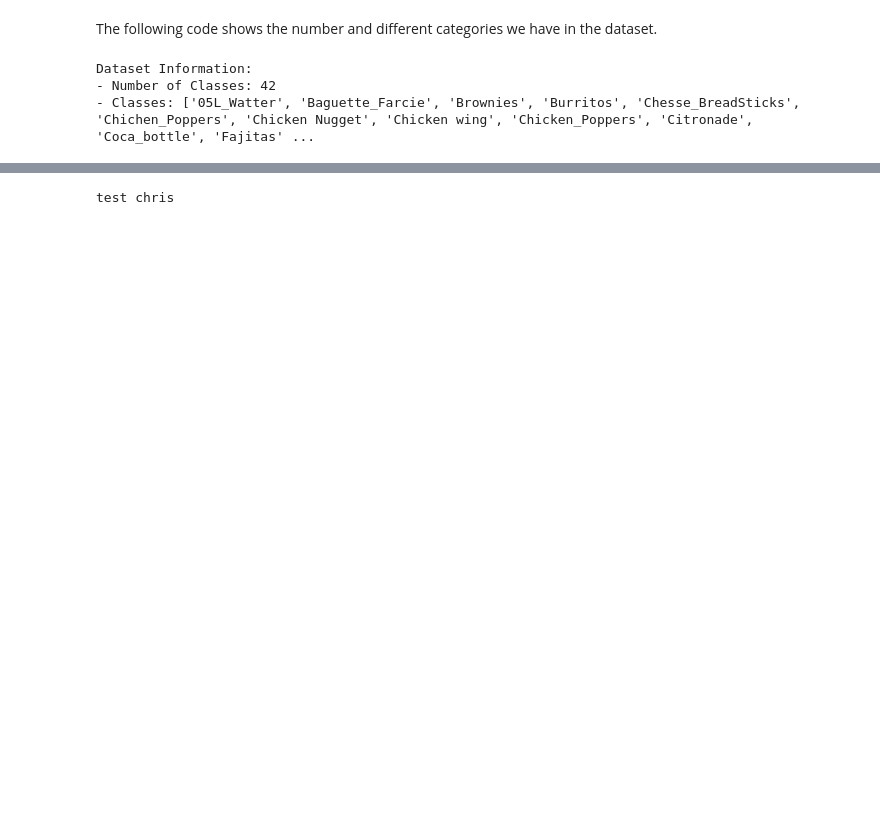
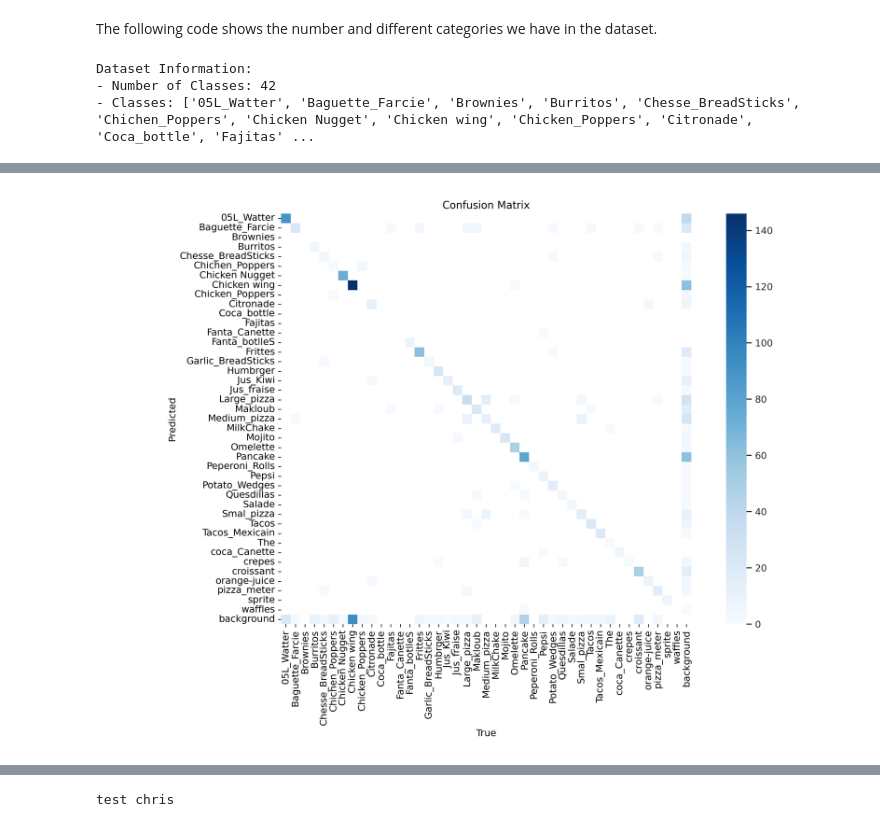
Before and after one commit to maudlcrf/deep_learning, a Jupyter notebook: Food_Detection.ipynb, the cells around one changed output, grey strips where cells are left out. Drawn from its saved outputs; the diff is of its cells as text; code cells hidden in the pictures; blank space fills up the shorter version.

```diff
--- a/Food_Detection.ipynb
+++ b/Food_Detection.ipynb
@@ -168,0 +308,6 @@ Dataset Information:
+# %%
+from IPython.display import Image as IPyImage
+
+IPyImage(filename=f'{HOME}/runs/detect/train2/confusion_matrix.png', width=900)
+# %% [output]
+[figure, added]
```
Also changed, not shown: parts of 21 cells of this notebook.
